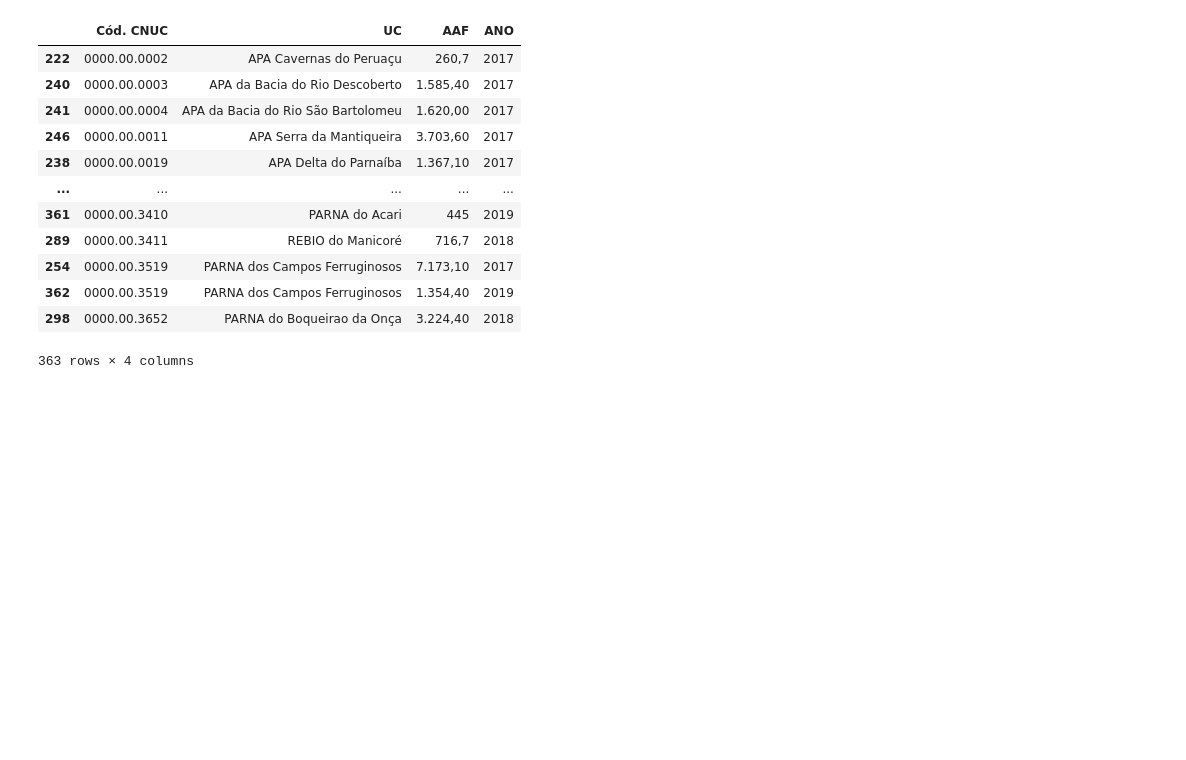
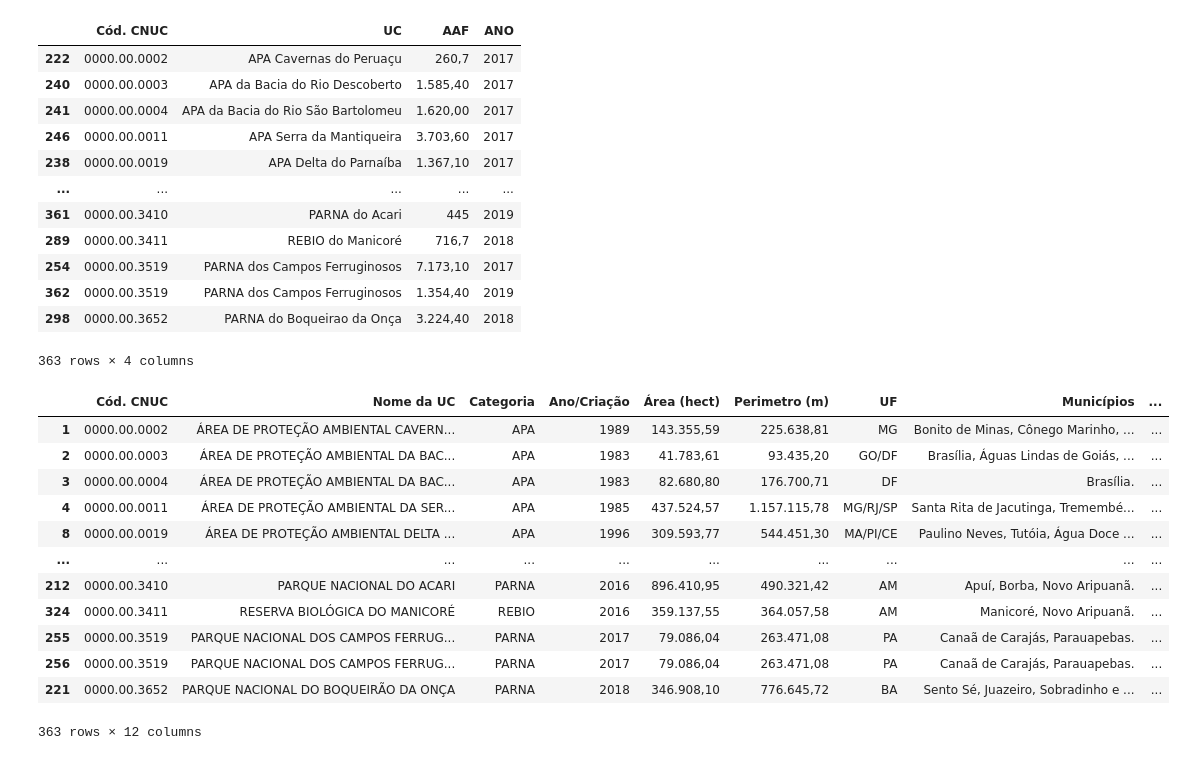
Before and after one commit to augustotavio/intro_python_verao_ime_2023, a Jupyter notebook: exercicios/relatorioFinal.ipynb, the cells around one changed output. Cells and saved outputs as stored; diff of their text form; code cells hidden in the pictures; blank space fills up the shorter version.

```diff
--- a/exercicios/relatorioFinal.ipynb
+++ b/exercicios/relatorioFinal.ipynb
@@ -95,3 +95,22 @@ df_incen2.sort_values(by=['Cód. CNUC'])
 | 362 | 0000.00.3519 | PARNA dos Campos Ferruginosos | 1.354,40 | 2019 |
 | 298 | 0000.00.3652 | PARNA do Boqueirao da Onça | 3.224,40 | 2018 |
 363 rows × 4 columns
+# %%
+df_lim_incen = pd.merge(df_lim_uc,df_incen2, how='inner', on="Cód. CNUC")
+
+df_lim_incen2 = df_lim_incen.copy()
+df_lim_incen2.sort_values(by=["Cód. CNUC"])
+# %% [output]
+|  | Cód. CNUC | Nome da UC | Categoria | Ano/Criação | Área (hect) | Perimetro (m) | UF | Municípios | ... |
+| 1 | 0000.00.0002 | ÁREA DE PROTEÇÃO AMBIENTAL CAVERN... | APA | 1989 | 143.355,59 | 225.638,81 | MG | Bonito de Minas, Cônego Marinho, ... | ... |
+| 2 | 0000.00.0003 | ÁREA DE PROTEÇÃO AMBIENTAL DA BAC... | APA | 1983 | 41.783,61 | 93.435,20 | GO/DF | Brasília, Águas Lindas de Goiás, ... | ... |
+| 3 | 0000.00.0004 | ÁREA DE PROTEÇÃO AMBIENTAL DA BAC... | APA | 1983 | 82.680,80 | 176.700,71 | DF | Brasília. | ... |
+| 4 | 0000.00.0011 | ÁREA DE PROTEÇÃO AMBIENTAL DA SER... | APA | 1985 | 437.524,57 | 1.157.115,78 | MG/RJ/SP | Santa Rita de Jacutinga, Tremembé... | ... |
+| 8 | 0000.00.0019 | ÁREA DE PROTEÇÃO AMBIENTAL DELTA ... | APA | 1996 | 309.593,77 | 544.451,30 | MA/PI/CE | Paulino Neves, Tutóia, Água Doce ... | ... |
+| ... | ... | ... | ... | ... | ... | ... | ... | ... | ... |
+| 212 | 0000.00.3410 | PARQUE NACIONAL DO ACARI | PARNA | 2016 | 896.410,95 | 490.321,42 | AM | Apuí, Borba, Novo Aripuanã. | ... |
+| 324 | 0000.00.3411 | RESERVA BIOLÓGICA DO MANICORÉ | REBIO | 2016 | 359.137,55 | 364.057,58 | AM | Manicoré, Novo Aripuanã. | ... |
+| 255 | 0000.00.3519 | PARQUE NACIONAL DOS CAMPOS FERRUG... | PARNA | 2017 | 79.086,04 | 263.471,08 | PA | Canaã de Carajás, Parauapebas. | ... |
+| 256 | 0000.00.3519 | PARQUE NACIONAL DOS CAMPOS FERRUG... | PARNA | 2017 | 79.086,04 | 263.471,08 | PA | Canaã de Carajás, Parauapebas. | ... |
+| 221 | 0000.00.3652 | PARQUE NACIONAL DO BOQUEIRÃO DA ONÇA | PARNA | 2018 | 346.908,10 | 776.645,72 | BA | Sento Sé, Juazeiro, Sobradinho e ... | ... |
+363 rows × 12 columns
```
Also changed, not shown: parts of 1 cell of this notebook, 2 other files.
